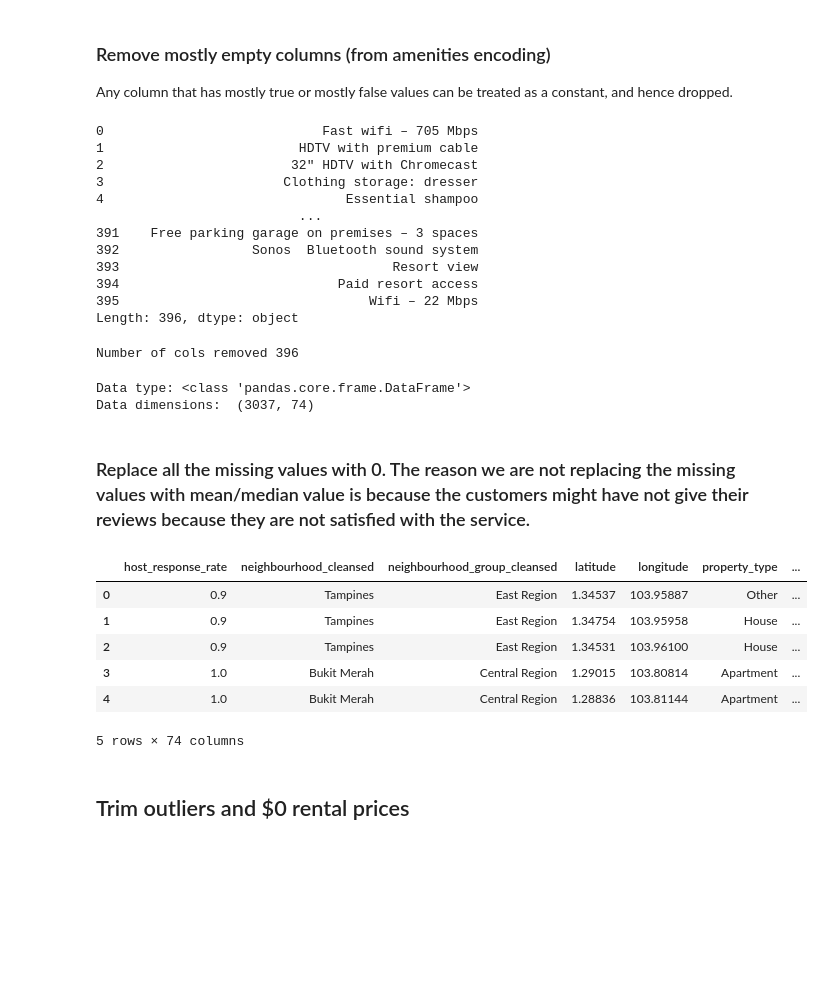
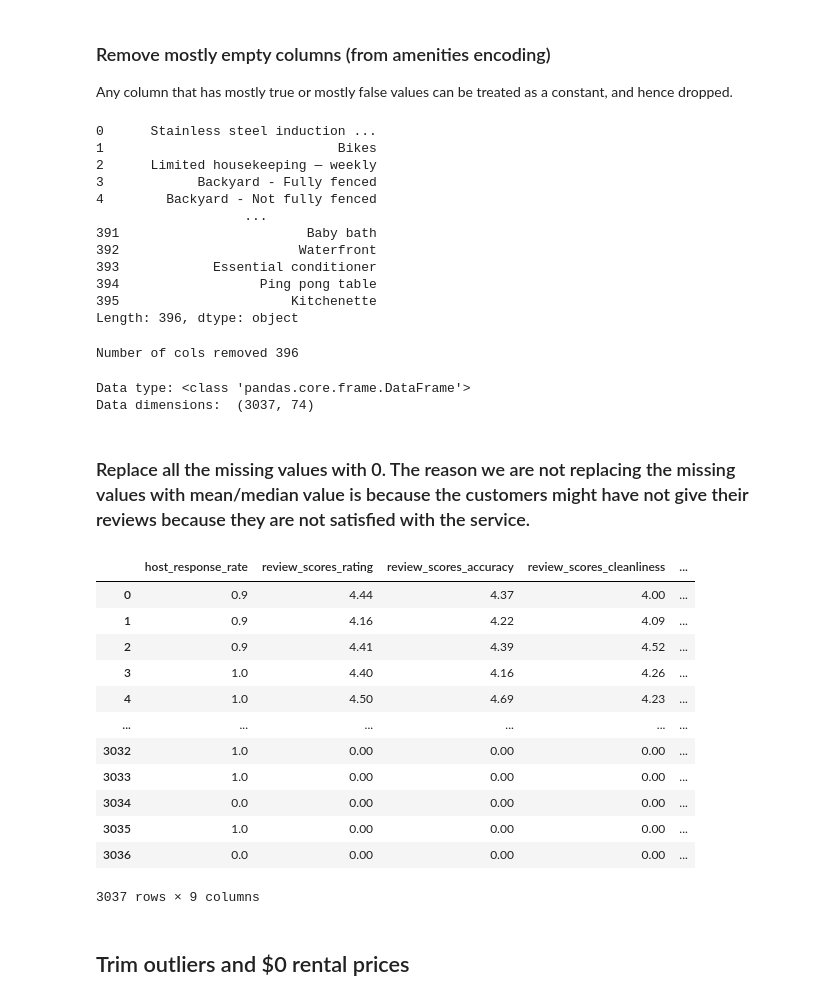
Before and after one commit to jingjietan/sc1015-project, a Jupyter notebook: data-preparation.ipynb, the cells around one changed output. Saved outputs shown, nothing was run; the diff lists cells and outputs as text; code cells hidden in the pictures; blank space fills up the shorter version.

```diff
--- a/data-preparation.ipynb
+++ b/data-preparation.ipynb
@@ -36,6 +36,11 @@ def category_count_plot(col, figsize=(8,4)):
 ## Loading Data
 # %%
 df = pd.read_csv('data/listings.csv')
+
+# Set max width for column
+pd.set_option('display.max_colwidth', 30)
+
+# Display truncated version of column
 df.head()
 # %% [output]
 |  | id | listing_url | scrape_id | last_scraped | source | name | description | neighborhood_overview | ... |
@@ -163,5 +153,9 @@ Name: property_type, dtype: int64
 # %%
 for col in ['neighbourhood_cleansed', 'room_type', 'property_type']:
     category_count_plot(col, figsize=(20,5))
-    print(df[col].value_counts(normalize=True))
+    neighbourhood_count = df[col].value_counts(normalize=False)
+    neighbourhood_percent = df[col].value_counts(normalize=True)
+    concatenated1 = pd.concat([neighbourhood_count,neighbourhood_percent], axis=1)
+    concatenated1.columns = ['Count','%']
+    display(concatenated1)
 # %% [output]
@@ -234,8 +230,12 @@ df['property_type'].replace({
 df.loc[~df.property_type.isin(['House', 'Apartment', 'Hotel']), 'property_type'] = 'Other'
 # %%
 plt.rcParams['font.size'] = 14
-plt.rcParams['figure.figsize'] = 20, 20
-for col in ['neighbourhood_cleansed', 'room_type', 'property_type']:
-    category_count_plot(col, figsize=(20,5))
-    print(df[col].value_counts(normalize=False))
+plt.rcParams['figure.figsize'] = 10, 10
+for col in ['property_type']:
+    category_count_plot(col, figsize=(10,5))
+    neighbourhood_count = df[col].value_counts(normalize=False)
+    neighbourhood_percent = df[col].value_counts(normalize=True)
+    concatenated2 = pd.concat([neighbourhood_count,neighbourhood_percent], axis=1)
+    concatenated2.columns = ['Count','%']
+    display(concatenated2)
 # %% [output]
@@ -354,47 +339,53 @@ print(f"Number of cols removed {len(to_be_removed)}")
 
 df.drop(columns=to_be_removed, axis=1, inplace=True)
 # %% [output]
-0                            Fast wifi – 705 Mbps
-1                         HDTV with premium cable
-2                        32" HDTV with Chromecast
-3                       Clothing storage: dresser
-4                               Essential shampoo
-                          ...
-391    Free parking garage on premises – 3 spaces
-392                 Sonos  Bluetooth sound system
-393                                   Resort view
-394                            Paid resort access
-395                                Wifi – 22 Mbps
+0      Stainless steel induction ...
+1                              Bikes
+2      Limited housekeeping — weekly
+3            Backyard - Fully fenced
+4        Backyard - Not fully fenced
+                   ...
+391                        Baby bath
+392                       Waterfront
+393            Essential conditioner
+394                  Ping pong table
+395                      Kitchenette
 Length: 396, dtype: object
 Number of cols removed 396
 # %%
 df.drop('amenities', axis=1, inplace=True)
+print("Data type:", type(df))
+print("Data dimensions: ", df.shape)
+# %% [output]
+Data type: <class 'pandas.core.frame.DataFrame'>
+Data dimensions:  (3037, 74)
-# %%
-print("Data type:", type(df))
-print("Data dimensions: ", df.shape) #2772 rows and 129 columns
-# %% [output]
-Data type: <class 'pandas.core.frame.DataFrame'>
-Data dimensions:  (3037, 74)
 # %% [markdown]
 ### Replace all the missing values with 0. The reason we are not replacing the missing values with mean/median value is because the customers might have not give their reviews because they are not satisfied with the service.
 # %%
 df['host_response_rate'] = df['host_response_rate'].fillna(0)
 df['review_scores_rating'] = df['review_scores_rating'].fillna(0)
 df['review_scores_accuracy'] = df['review_scores_accuracy'].fillna(0)
 df['review_scores_cleanliness'] = df['review_scores_cleanliness'].fillna(0)
 df['review_scores_checkin'] = df['review_scores_checkin'].fillna(0)
 df['review_scores_communication'] = df['review_scores_communication'].fillna(0)
 df['review_scores_location'] = df['review_scores_location'].fillna(0)
 df['review_scores_value'] = df['review_scores_value'].fillna(0)
-df.head()
+
+df[['host_response_rate','review_scores_rating','review_scores_accuracy','review_scores_cleanliness','review_scores_checkin','review_scores_checkin','review_scores_communication','review_scores_location','review_scores_value']].head(n=3037)
 # %% [output]
-|  | host_response_rate | neighbourhood_cleansed | neighbourhood_group_cleansed | latitude | longitude | property_type | ... |
-| 0 | 0.9 | Tampines | East Region | 1.34537 | 103.95887 | Other | ... |
-| 1 | 0.9 | Tampines | East Region | 1.34754 | 103.95958 | House | ... |
-| 2 | 0.9 | Tampines | East Region | 1.34531 | 103.96100 | House | ... |
-| 3 | 1.0 | Bukit Merah | Central Region | 1.29015 | 103.80814 | Apartment | ... |
-| 4 | 1.0 | Bukit Merah | Central Region | 1.28836 | 103.81144 | Apartment | ... |
+|  | host_response_rate | review_scores_rating | review_scores_accuracy | review_scores_cleanliness | ... |
+| 0 | 0.9 | 4.44 | 4.37 | 4.00 | ... |
+| 1 | 0.9 | 4.16 | 4.22 | 4.09 | ... |
+| 2 | 0.9 | 4.41 | 4.39 | 4.52 | ... |
+| 3 | 1.0 | 4.40 | 4.16 | 4.26 | ... |
+| 4 | 1.0 | 4.50 | 4.69 | 4.23 | ... |
+| ... | ... | ... | ... | ... | ... |
+| 3032 | 1.0 | 0.00 | 0.00 | 0.00 | ... |
+| 3033 | 1.0 | 0.00 | 0.00 | 0.00 | ... |
+| 3034 | 0.0 | 0.00 | 0.00 | 0.00 | ... |
+| 3035 | 1.0 | 0.00 | 0.00 | 0.00 | ... |
+| 3036 | 0.0 | 0.00 | 0.00 | 0.00 | ... |
-5 rows × 74 columns
+3037 rows × 9 columns
 # %% [markdown]
 ## Trim outliers and $0 rental prices
 # %%
```
Also changed, not shown: parts of 21 cells of this notebook, 2 other files.
